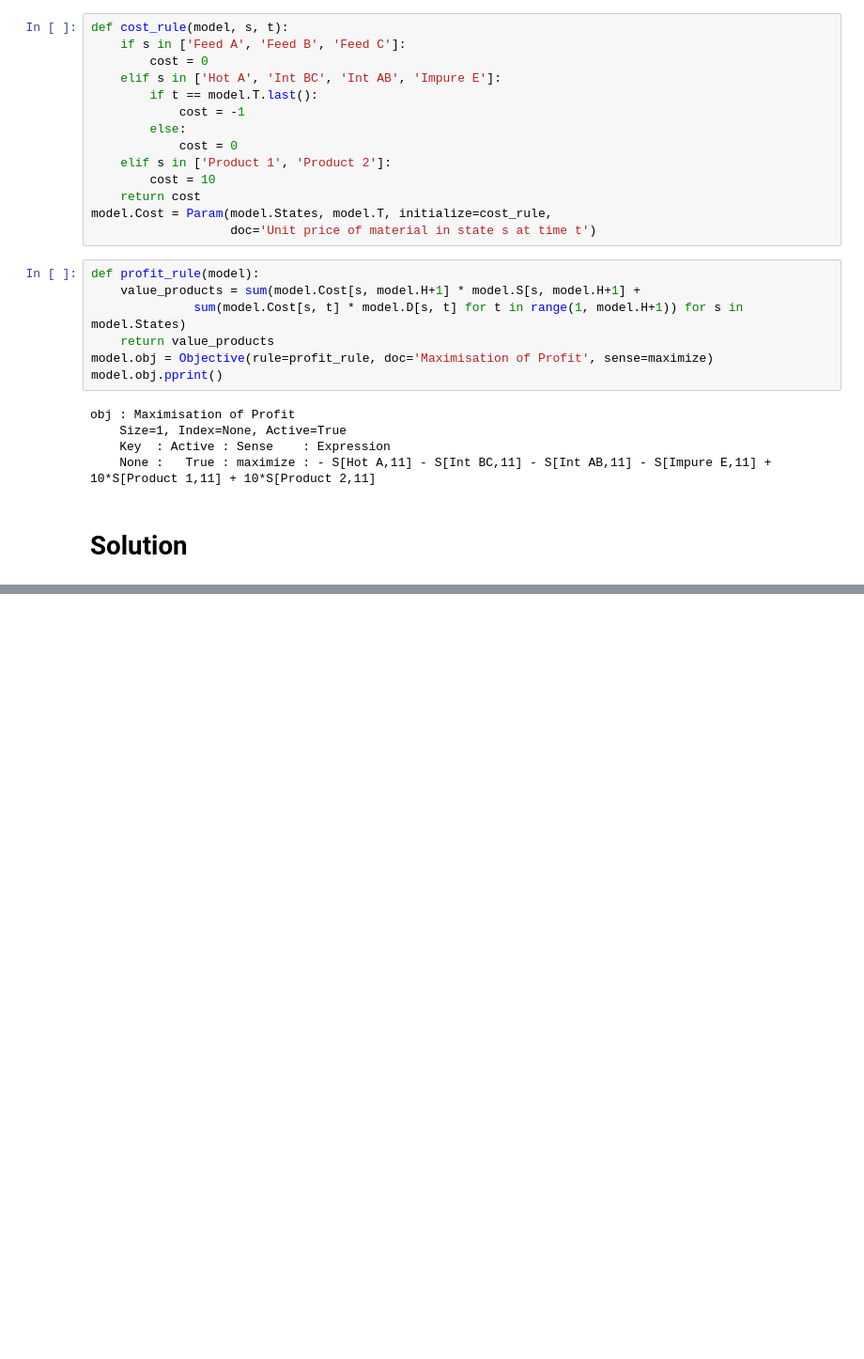
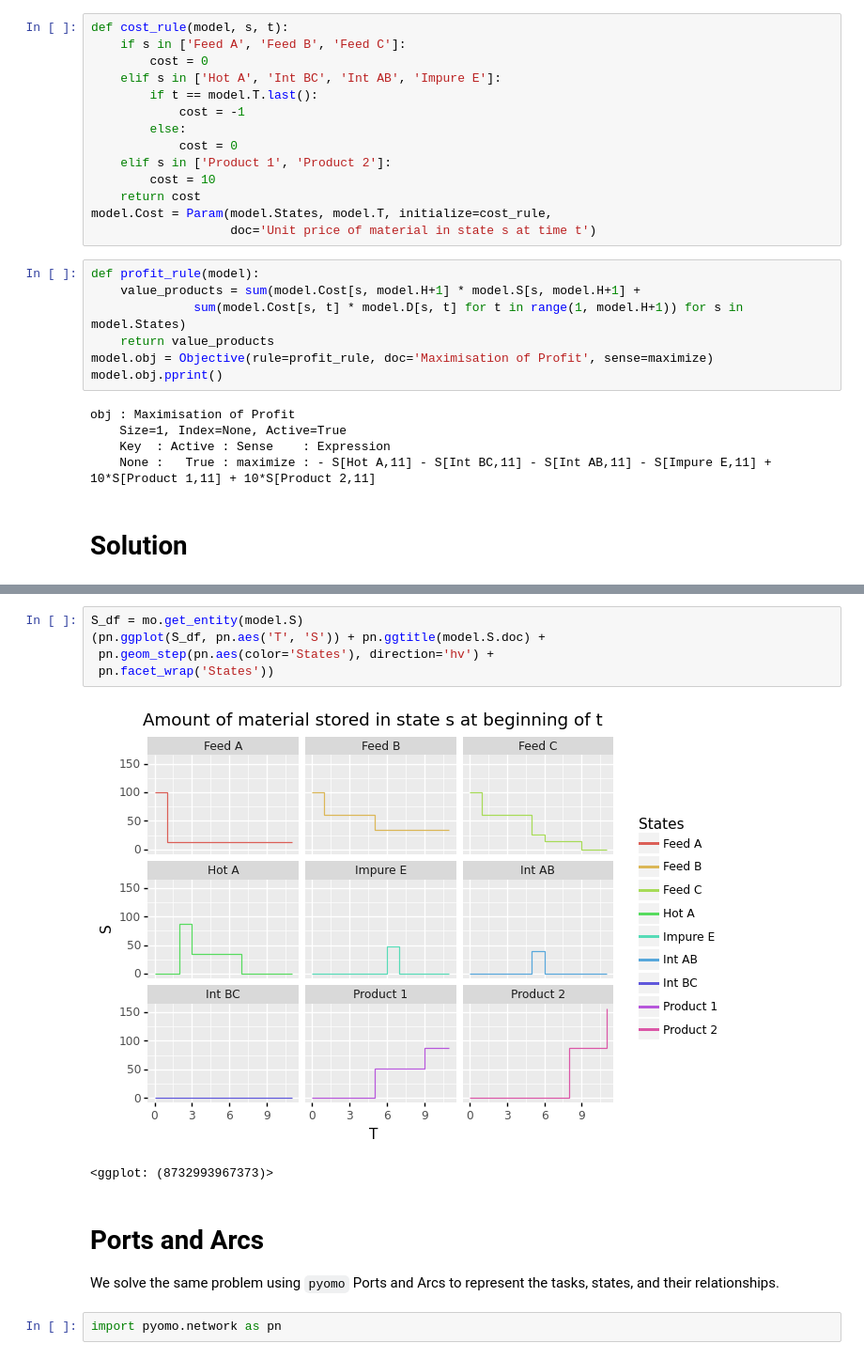
Before and after one commit to MGuo-Lab/LCA, a Jupyter notebook: notebooks/KCS.ipynb, the cells around one changed output, grey strips where cells are left out. Shown at 94% size. Drawn from its saved outputs; the diff is of its cells as text; blank space fills up the shorter version.

```diff
--- a/notebooks/KCS.ipynb
+++ b/notebooks/KCS.ipynb
@@ -560,0 +537,14 @@ mo.get_entity(model.S)
+# %%
+S_df = mo.get_entity(model.S)
+(pn.ggplot(S_df, pn.aes('T', 'S')) + pn.ggtitle(model.S.doc) +
+ pn.geom_step(pn.aes(color='States'), direction='hv') +
+ pn.facet_wrap('States'))
+# %% [output]
+[figure, added]
+<ggplot: (8732993967373)>
+# %% [markdown]
+# Ports and Arcs
+
+We solve the same problem using `pyomo` Ports and Arcs to represent the tasks, states, and their relationships.
+# %%
+import pyomo.network as pn
```
Also changed, not shown: parts of 11 cells of this notebook, 6 other files.
